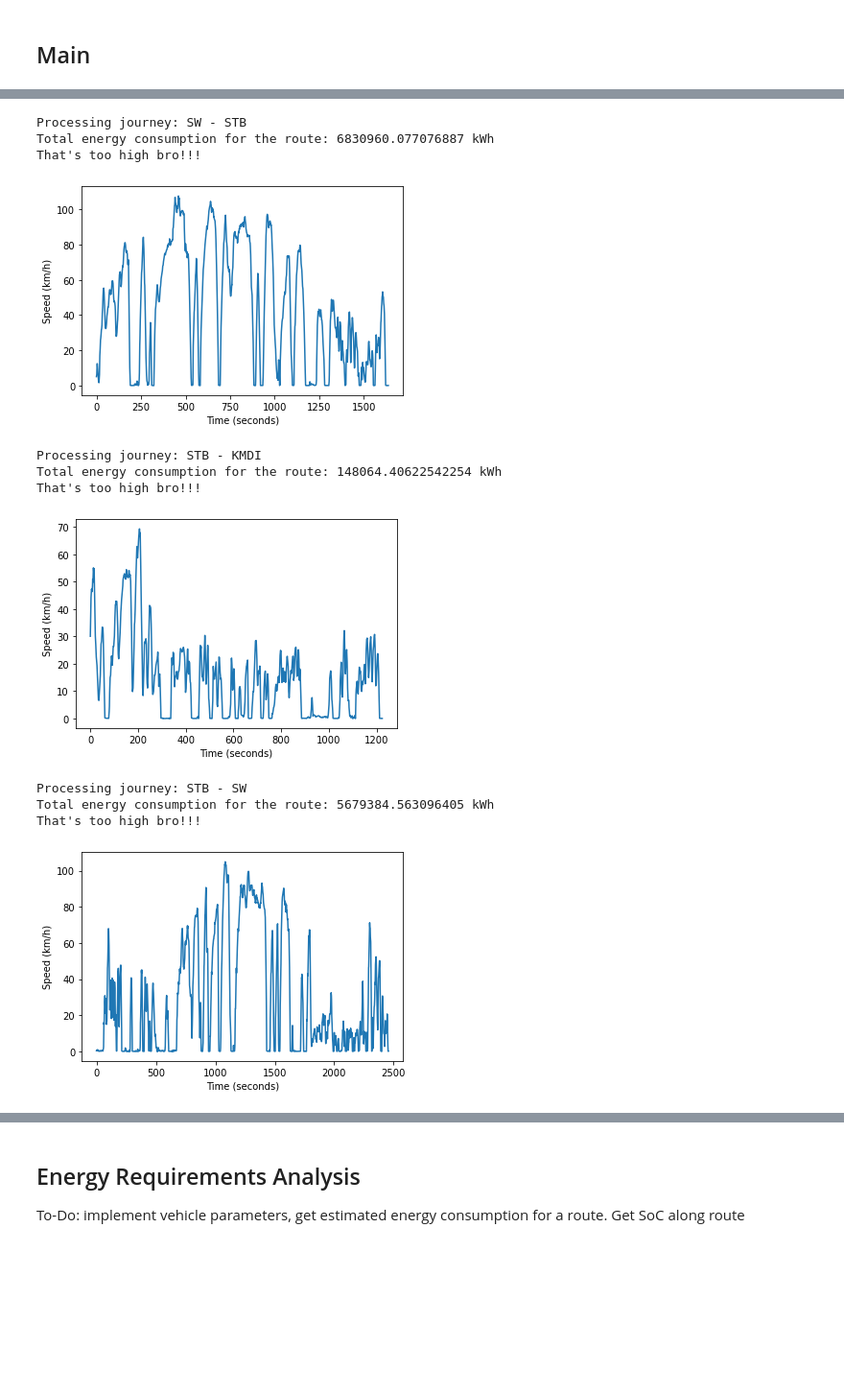
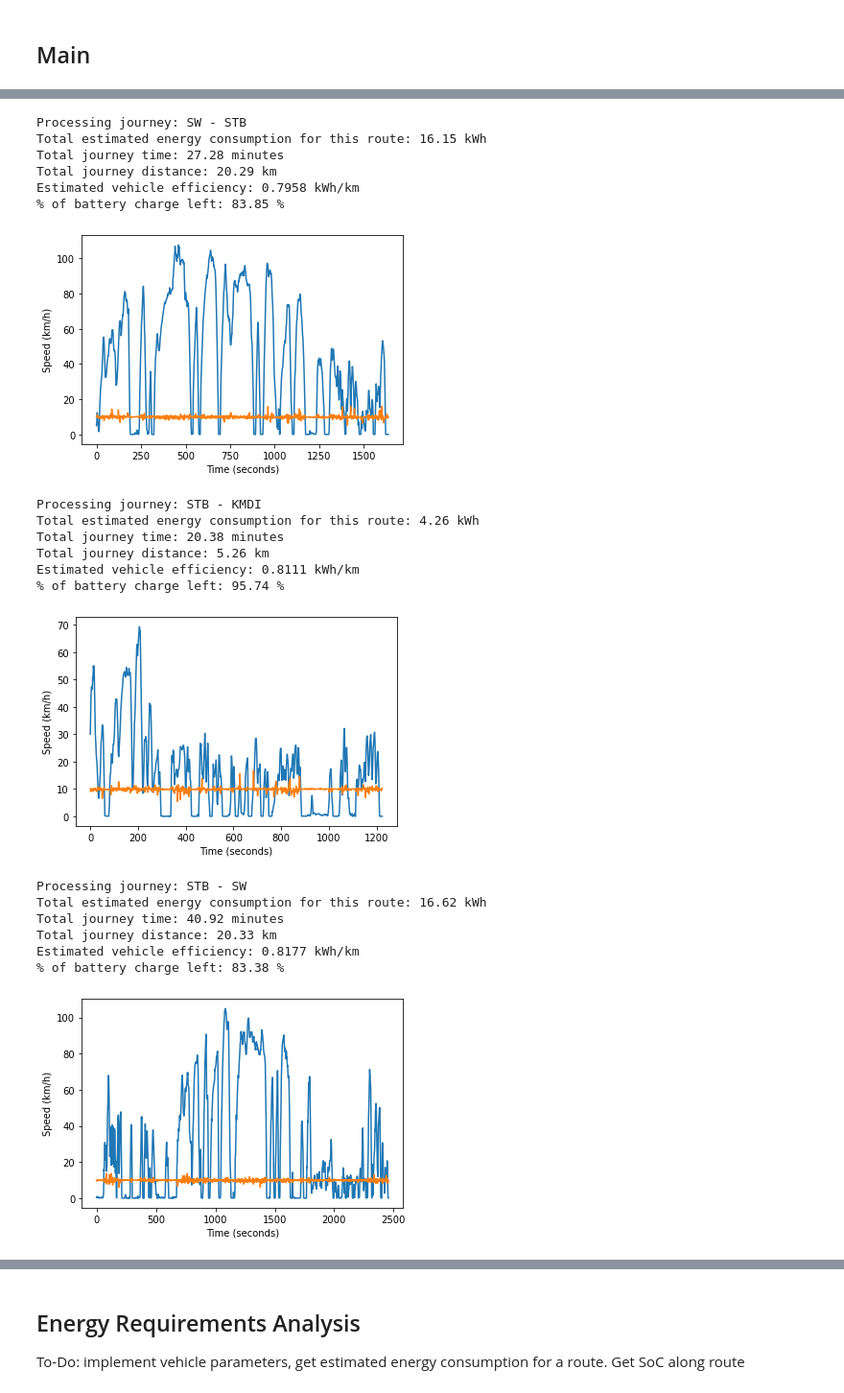
Before and after one commit to ChullEPG/mb_drive_analysis, a Jupyter notebook: MB_route_analysis.ipynb, the cells around one changed output, grey strips where cells are left out. Shown at 96% size. Cells and saved outputs as stored; diff of their text form; code cells hidden in the pictures; blank space fills up the shorter version.

```diff
--- a/MB_route_analysis.ipynb
+++ b/MB_route_analysis.ipynb
@@ -37,47 +42,47 @@ import folium
 # %% [markdown]
 ## Main
 # %%
-files = [x for x in os.listdir('.') if x.endswith('.CSV')] #Input files
+path = "./Data/"
 raw_journeys = {} # Dictionary to hold raw journey data
 processed_journeys = {} # Dictionary to hold processed data
 
-
-for filename in files:
-    route = os.path.splitext(filename)[0]
-    raw_journeys[route] = read_file(filename) #Read files
+#Read files into raw journeys dictionary
+for filename in os.listdir(path):
+    if filename.endswith('.CSV'):
+        route = os.path.splitext(filename)[0]
+        raw_journeys[route] = read_file(filename, path)
 
 for key,val in raw_journeys.items():
     print("Processing journey:", key)
     journey = val
 
-    getDistSlope(journey)
-
-    # Instantiate vehicle object
-    minibus = Vehicle()
-    # Create drivecycle object with trip data
-    drvcycle = Drivecycle(journey)
+    getDistSlope(journey) # Augment journey dataframe with distance and slope columns
+    minibus = Vehicle() # Instantiate vehicle object
+    drvcycle = Drivecycle(journey) # Create drivecycle object with trip data
 
     # Compute energy expenditure (with and without regenerative braking)
-    enJ = minibus.getEnergyExpenditure(drvcycle)
-    enJnoRG = minibus.getEnergyExpenditure(drvcycle, regbrake = False)
-    journey['PowerW'] = enJnoRG
-    journey['PowerW_RG'] = enJ
+    journey['Energy_WH'] = minibus.getEnergyExpenditure(drvcycle, regbrake = False)
+    journey['Energy_RG_WH'] = minibus.getEnergyExpenditure(drvcycle)
 
-    # Compute SoC at each timestamp
-    journey['SoC_RG'] = np.array(enJ)/3.6e6/minibus.capacity # decrease in SoC
+    # Compute change in SoC at each timestep
+    journey['SoC_RG'] = np.array(journey['Energy_RG_WH'])/minibus.capacity/3.6e6
 
-    # debug
-    print("Total energy consumption for the route:", journey.PowerW.sum()/1e3, "kWh")
-    if journey.PowerW_RG.sum()/1e3 > 50:
-        print("That's too high bro!!!")
-    else:
-        print("Let's get some EVs up in here")
+    # Journey statistics
+    print("Total estimated energy consumption for this route:", round(journey.Energy_RG_WH.sum()/3.6e6,2), "kWh")
+    print("Total journey time:", round(journey.RelTime.max()/60,2), "minutes")
+    print("Total journey distance:", round(journey.Distance_3D_km.sum(),2), "km")
+    print("Estimated vehicle efficiency:", round((journey.Energy_RG_WH.sum()/3.6e6)/journey.Distance_3D_km.sum(),4), "kWh/km")
+    print("% of battery charge left:", round(100*(1 - journey.SoC_RG.sum()),2), "%")
+
+    #Plot drive cycle
     fig = plt.figure()
     plt.plot(journey['RelTime'], journey['Speed'])
+    plt.plot(journey['RelTime'], journey['Acceleration'])
     plt.xlabel("Time (seconds)")
     plt.ylabel("Speed (km/h)")
     plt.show()
 
+    #Keep track of processed journey dataframes
     processed_journeys[key] = journey
 # %% [output]
 Processing journey: KMDI - STB
@@ -87,13 +95,22 @@ That's too high bro!!!
 Processing journey: SW - STB
-Total energy consumption for the route: 6830960.077076887 kWh
-That's too high bro!!!
+Total estimated energy consumption for this route: 16.15 kWh
+Total journey time: 27.28 minutes
+Total journey distance: 20.29 km
+Estimated vehicle efficiency: 0.7958 kWh/km
+% of battery charge left: 83.85 %
-[figure, old version]
+[figure, new version]
 Processing journey: STB - KMDI
-Total energy consumption for the route: 148064.40622542254 kWh
-That's too high bro!!!
+Total estimated energy consumption for this route: 4.26 kWh
+Total journey time: 20.38 minutes
+Total journey distance: 5.26 km
+Estimated vehicle efficiency: 0.8111 kWh/km
+% of battery charge left: 95.74 %
-[figure, old version]
+[figure, new version]
 Processing journey: STB - SW
-Total energy consumption for the route: 5679384.563096405 kWh
-That's too high bro!!!
+Total estimated energy consumption for this route: 16.62 kWh
+Total journey time: 40.92 minutes
+Total journey distance: 20.33 km
+Estimated vehicle efficiency: 0.8177 kWh/km
+% of battery charge left: 83.38 %
-[figure, old version]
+[figure, new version]
 # %%
```
Also changed, not shown: parts of 12 cells of this notebook.
